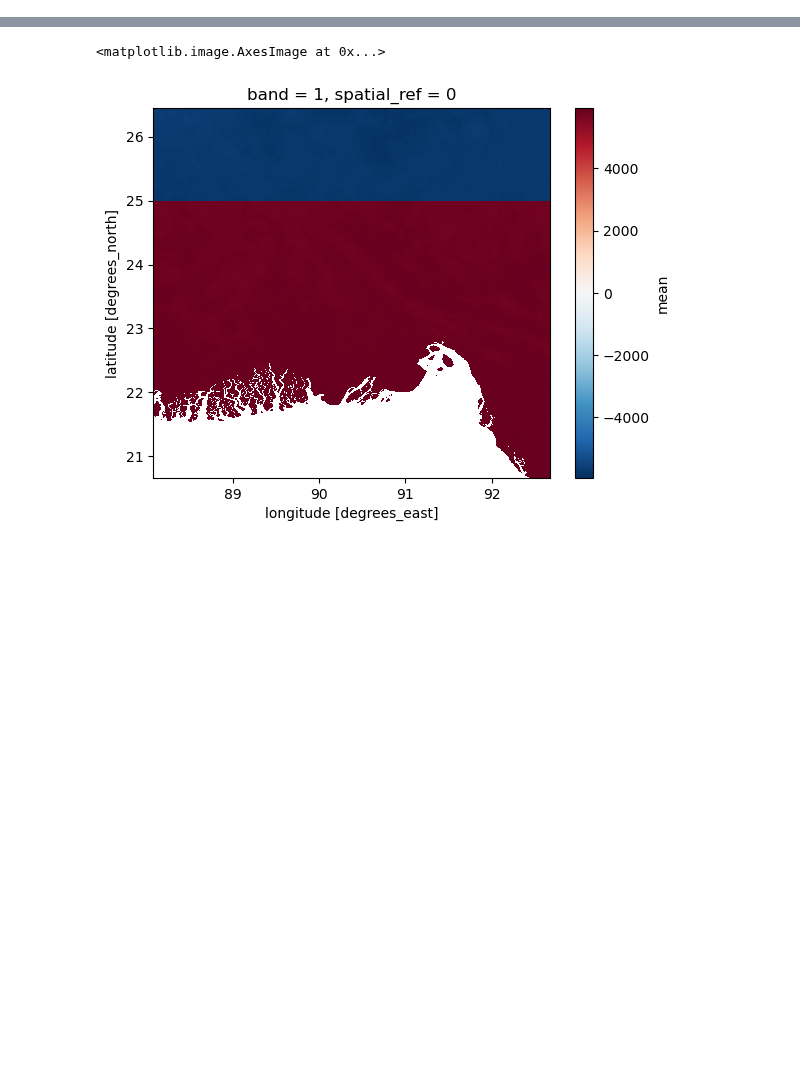
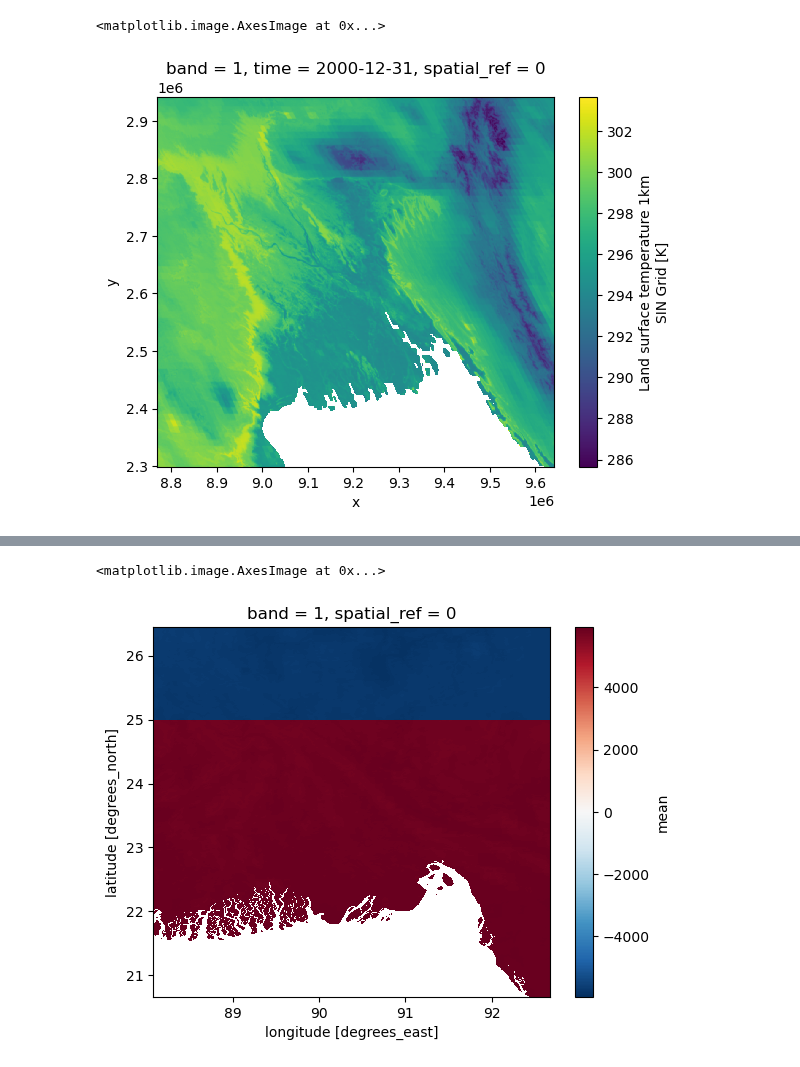
Before and after one commit to felixschulz385/growth-and-temperature, a Jupyter notebook: gnt/experiments/corroboration.ipynb, the cells around one changed output, grey strips where cells are left out. Saved outputs shown, nothing was run; the diff lists cells and outputs as text; code cells hidden in the pictures; blank space fills up the shorter version.

```diff
--- a/gnt/experiments/corroboration.ipynb
+++ b/gnt/experiments/corroboration.ipynb
@@ -15,0 +36,14 @@ modis_bangladesh = modis.rio.clip_box(*(88.0844222351, 20.670883287, 92.67272098
+# %%
+crs = "+proj=sinu +lon_0=0 +x_0=0 +y_0=0 +a=6371007.181 +b=6371007.181 +units=m +no_defs"
+# %%
+def better_crop(x, geometry):
+    bbox = geometry.boundingbox
+    return x.sel(x = slice(bbox[0], bbox[2]), y = slice(bbox[1], bbox[3]))
+# %%
+combined_ds = xr.open_zarr("/scicore/home/meiera/schulz0022/projects/growth-and-temperature/data_nobackup/glass/LST/MODIS/Daily/1KM/processed/stage_1/2000/temp_combined.tzarr").rio.write_crs(crs)
+combined_ds_bangladesh = better_crop(combined_ds, Geometry(gpd.GeoSeries([shapely.box(88.0844222351, 20.670883287, 92.6727209818, 26.4465255803)], crs = 4326).to_crs(crs).iloc[0], crs = crs)).compute()
+# %%
+combined_ds_bangladesh["mean"].squeeze().plot.imshow()
+# %% [output]
+<matplotlib.image.AxesImage at 0x...>
+[figure, added]
```
Also changed, not shown: parts of 29 cells of this notebook, 5 other files.
